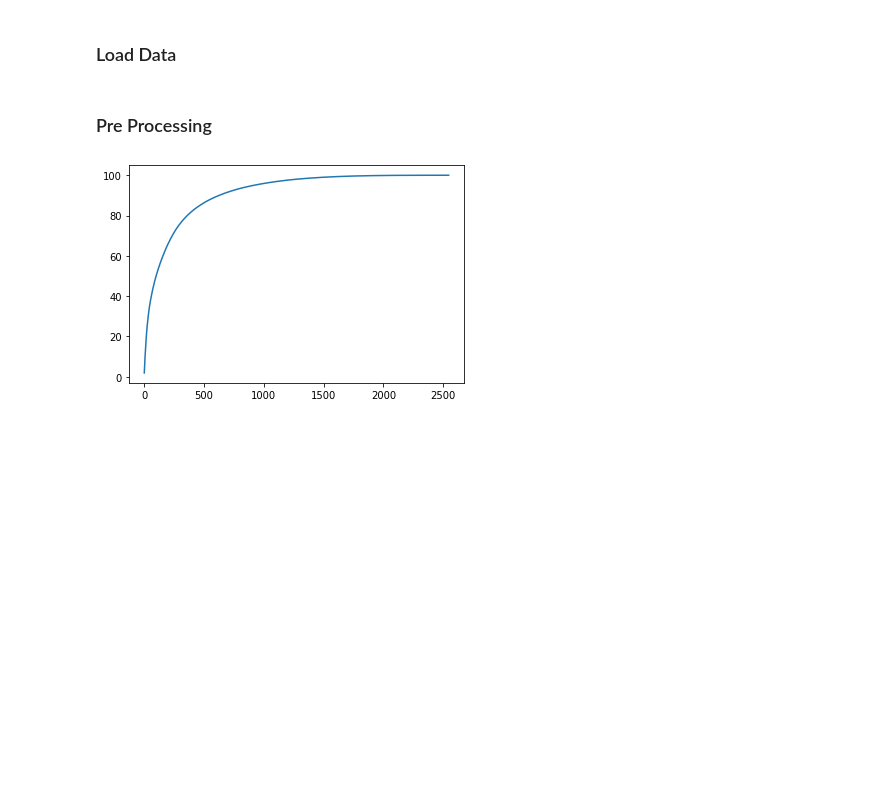
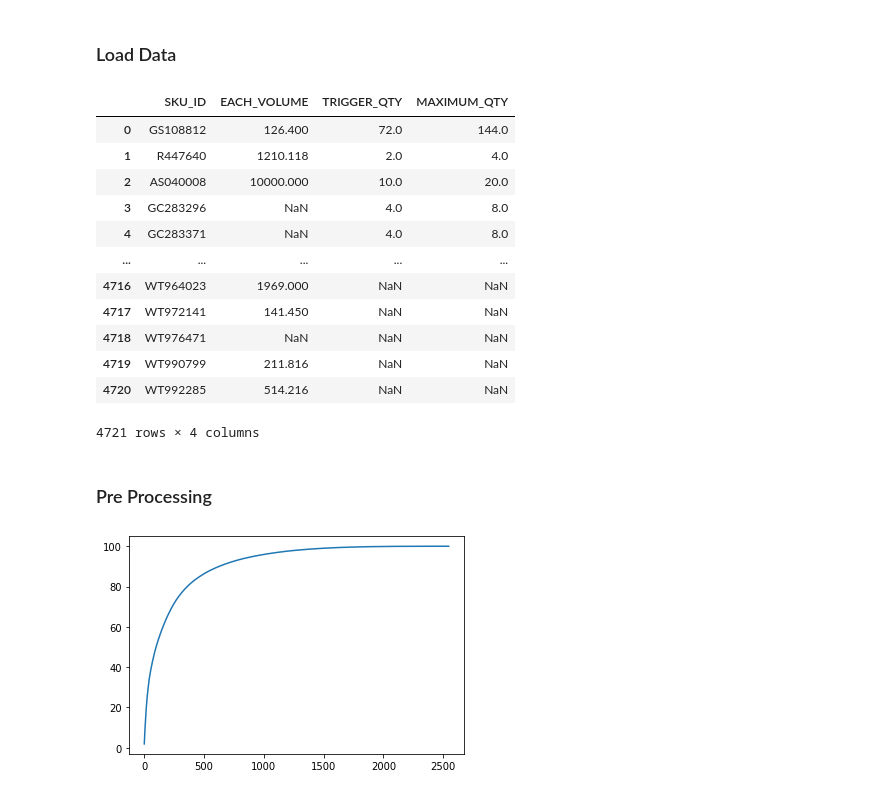
Before and after one commit to omeryefet/SLE2, a Jupyter notebook: MinMax6.ipynb, the cells around one changed output. Saved outputs shown, nothing was run; the diff lists cells and outputs as text; code cells hidden in the pictures; blank space fills up the shorter version.

```diff
--- a/MinMax6.ipynb
+++ b/MinMax6.ipynb
@@ -48,3 +24,19 @@ volumes = pd.read_excel("volume.xlsx")
+# %%
+volumes
+# %% [output]
+|  | SKU_ID | EACH_VOLUME | TRIGGER_QTY | MAXIMUM_QTY |
+| 0 | GS108812 | 126.400 | 72.0 | 144.0 |
+| 1 | R447640 | 1210.118 | 2.0 | 4.0 |
+| 2 | AS040008 | 10000.000 | 10.0 | 20.0 |
+| 3 | GC283296 | NaN | 4.0 | 8.0 |
+| 4 | GC283371 | NaN | 4.0 | 8.0 |
+| ... | ... | ... | ... | ... |
+| 4716 | WT964023 | 1969.000 | NaN | NaN |
+| 4717 | WT972141 | 141.450 | NaN | NaN |
+| 4718 | WT976471 | NaN | NaN | NaN |
+| 4719 | WT990799 | 211.816 | NaN | NaN |
+| 4720 | WT992285 | 514.216 | NaN | NaN |
+4721 rows × 4 columns
 # %% [markdown]
 ### Pre Processing
 # %%
```
Also changed, not shown: parts of 18 cells of this notebook, 3 other files.
